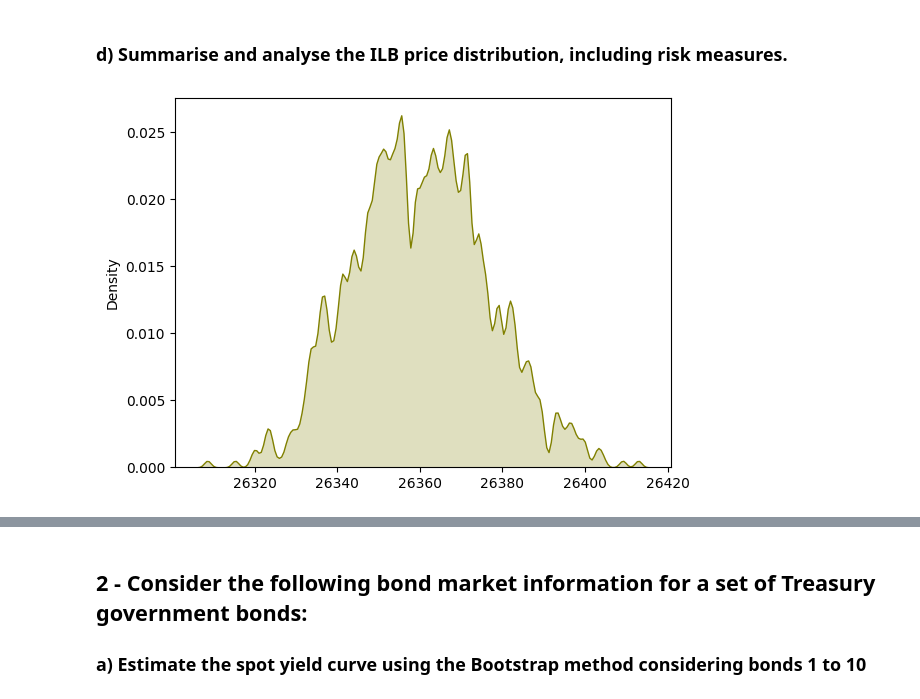
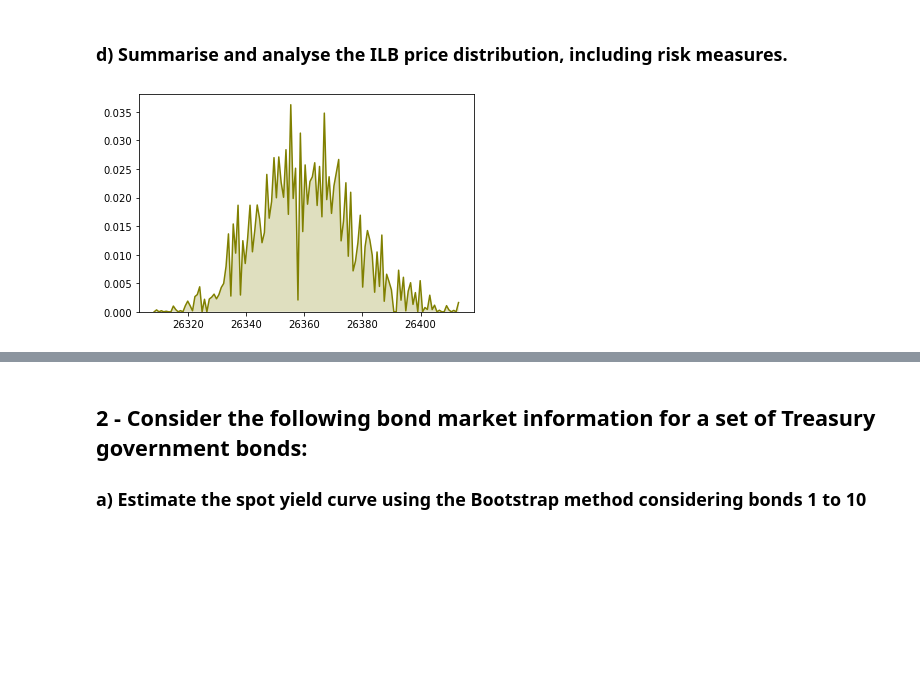
Before and after one commit to NeftaliHerculano/PublicProjects, a Jupyter notebook: FixedIncomeSecurities.ipynb, the cells around one changed output, grey strips where cells are left out. Drawn from its saved outputs; the diff is of its cells as text; code cells hidden in the pictures; blank space fills up the shorter version.

```diff
--- a/FixedIncomeSecurities.ipynb
+++ b/FixedIncomeSecurities.ipynb
@@ -227,10 +227,10 @@ pd.DataFrame(fair_value , columns = ['Fair value'])
 ### d) Summarise and analyse the ILB price distribution, including risk measures.
 # %%
 #plotting fair values density
-sns.kdeplot(fair_value, fill=True, bw_method=0.05, color="olive")
+sns.kdeplot(fair_value, shade=True, bw=0.05, color="olive")
 plt.show()
 # %% [output]
-[figure, old version]
+[figure, new version]
 # %%
 #testing whether the pricing of the ILB follows a normal distribution
 shapiro(fair_value)
```
Also changed, not shown: parts of 9 cells of this notebook.
